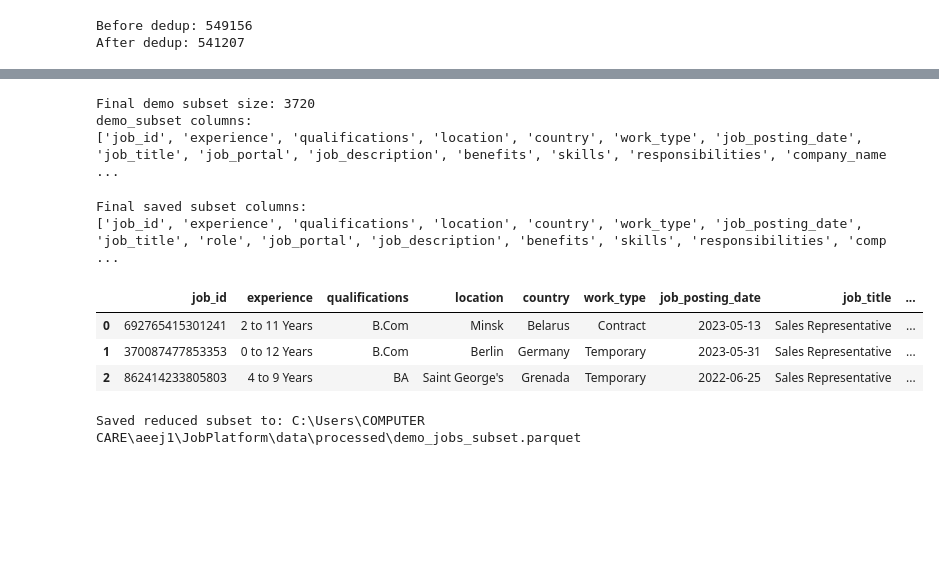
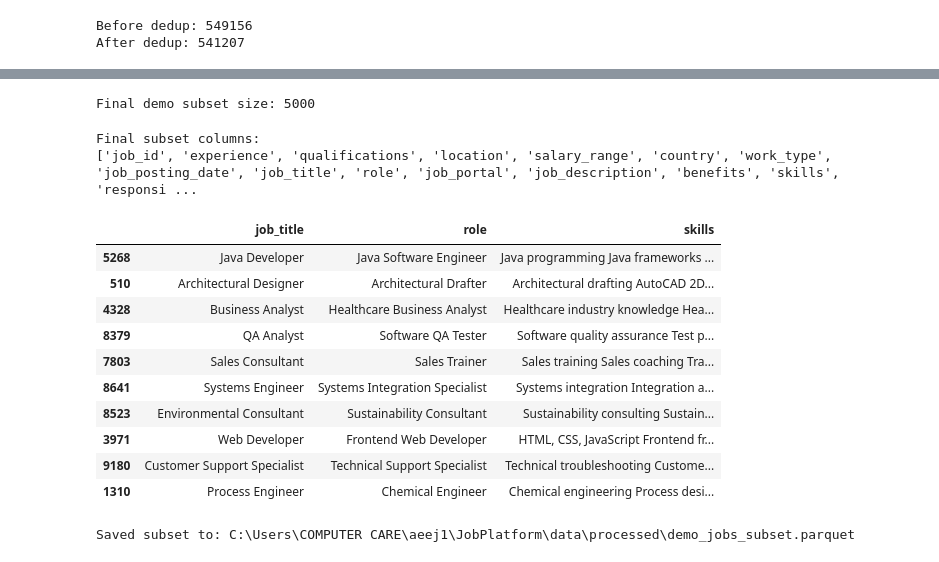
Before and after one commit to Enow-Jason/Intelligent-Job-Matching-Platform, a Jupyter notebook: JobPlatform/notebooks/notebook08_demo_job_subset_creation.ipynb, the cells around one changed output, grey strips where cells are left out. Saved outputs shown, nothing was run; the diff lists cells and outputs as text; code cells hidden in the pictures; blank space fills up the shorter version.

```diff
--- a/JobPlatform/notebooks/notebook08_demo_job_subset_creation.ipynb
+++ b/JobPlatform/notebooks/notebook08_demo_job_subset_creation.ipynb
@@ -196,13 +190,13 @@ def clean_text(x):
     return s.strip()
 # %%
 # -----------------------------
-# Clean the important text columns so later filtering
-# and deduplication are more reliable.
+# Clean important text columns lightly.
 # -----------------------------
 TEXT_COLUMNS = [
     "experience",
     "qualifications",
     "location",
+    "salary_range",
     "country",
     "work_type",
     "job_posting_date",
@@ -220,5 +214,5 @@ TEXT_COLUMNS = [
 for col in TEXT_COLUMNS:
     demo_jobs[col] = demo_jobs[col].apply(clean_text)
 
-display(demo_jobs.head(3))
+display(demo_jobs[["job_title", "role", "skills"]].head(5))
 # %% [output]
@@ -302,16 +312,14 @@ After quality filtering: 549156
 # %%
 # -----------------------------
-# Removing obvious duplicates.
-#
-# Duplicate key built from:
-# - title
+# Remove obvious duplicates using:
+# - role
+# - job title
 # - company
 # - location
 # - first part of description
-#
-# This is a simple first-pass deduplication strategy.
 # -----------------------------
 filtered_jobs["dup_key"] = (
+    filtered_jobs["role"].str.lower() + " | " +
     filtered_jobs["job_title"].str.lower() + " | " +
     filtered_jobs["company_name"].str.lower() + " | " +
     filtered_jobs["location"].str.lower() + " | " +
@@ -429,6 +429,6 @@ Balanced subset columns:
 # %%
 # -----------------------------
-# Applying a final cap only if needed.
+# Applying final cap if needed
 # -----------------------------
 TARGET_SIZE = 5000
 
@@ -437,71 +437,64 @@ if len(balanced_subset) > TARGET_SIZE:
 else:
     demo_subset = balanced_subset.copy()
 
-# Defensive fallback again after final sampling
-if "role" not in demo_subset.columns:
-    demo_subset["role"] = demo_subset["job_title"]
-
-demo_subset["role"] = demo_subset["role"].replace("", np.nan)
-demo_subset["role"] = demo_subset["role"].fillna(demo_subset["job_title"])
-
 print("Final demo subset size:", len(demo_subset))
-print("demo_subset columns:")
-print(demo_subset.columns.tolist())
 # %% [output]
-Final demo subset size: 3720
-demo_subset columns:
-['job_id', 'experience', 'qualifications', 'location', 'country', 'work_type', 'job_posting_date', 'job_title', 'job_portal', 'job_description', 'benefits', 'skills', 'responsibilities', 'company_name ...
+Final demo subset size: 5000
 # %%
 # -----------------------------
-# Keeping only the columns needed for downstream processing.
+# Keep only the columns needed for Notebook 9.
+# Drop helper columns used only for filtering/sampling.
 # -----------------------------
 FINAL_SUBSET_COLUMNS = [
     "job_id",
     "experience",
     "qualifications",
     "location",
+    "salary_range",
     "country",
     "work_type",
     "job_posting_date",
     "job_title",
     "role",
     "job_portal",
     "job_description",
     "benefits",
     "skills",
     "responsibilities",
     "company_name",
     "company_profile",
 ]
 
-# Final safety check before column selection
-if "role" not in demo_subset.columns:
-    demo_subset["role"] = demo_subset["job_title"]
-
 demo_subset = demo_subset[FINAL_SUBSET_COLUMNS].copy()
 
-print("Final saved subset columns:")
+print("Final subset columns:")
 print(demo_subset.columns.tolist())
 
-display(demo_subset.head(3))
+display(demo_subset[["job_title", "role", "skills"]].head(10))
 # %% [output]
-Final saved subset columns:
-['job_id', 'experience', 'qualifications', 'location', 'country', 'work_type', 'job_posting_date', 'job_title', 'role', 'job_portal', 'job_description', 'benefits', 'skills', 'responsibilities', 'comp ...
+Final subset columns:
+['job_id', 'experience', 'qualifications', 'location', 'salary_range', 'country', 'work_type', 'job_posting_date', 'job_title', 'role', 'job_portal', 'job_description', 'benefits', 'skills', 'responsi ...
-|  | job_id | experience | qualifications | location | country | work_type | job_posting_date | job_title | ... |
-| 0 | 692765415301241 | 2 to 11 Years | B.Com | Minsk | Belarus | Contract | 2023-05-13 | Sales Representative | ... |
-| 1 | 370087477853353 | 0 to 12 Years | B.Com | Berlin | Germany | Temporary | 2023-05-31 | Sales Representative | ... |
-| 2 | 862414233805803 | 4 to 9 Years | BA | Saint George's | Grenada | Temporary | 2022-06-25 | Sales Representative | ... |
+|  | job_title | role | skills |
+| 5268 | Java Developer | Java Software Engineer | Java programming Java frameworks ... |
+| 510 | Architectural Designer | Architectural Drafter | Architectural drafting AutoCAD 2D... |
+| 4328 | Business Analyst | Healthcare Business Analyst | Healthcare industry knowledge Hea... |
+| 8379 | QA Analyst | Software QA Tester | Software quality assurance Test p... |
+| 7803 | Sales Consultant | Sales Trainer | Sales training Sales coaching Tra... |
+| 8641 | Systems Engineer | Systems Integration Specialist | Systems integration Integration a... |
+| 8523 | Environmental Consultant | Sustainability Consultant | Sustainability consulting Sustain... |
+| 3971 | Web Developer | Frontend Web Developer | HTML, CSS, JavaScript Frontend fr... |
+| 9180 | Customer Support Specialist | Technical Support Specialist | Technical troubleshooting Custome... |
+| 1310 | Process Engineer | Chemical Engineer | Chemical engineering Process desi... |
 # %%
 # -----------------------------
-# Save the reduced subset as an intermediate file.
-# This becomes the input to Notebook 09.
+# Saving reduced subset for Notebook 9
 # -----------------------------
 DEMO_SUBSET_PARQUET = DATA_PROCESSED / "demo_jobs_subset.parquet"
 
 demo_subset.to_parquet(DEMO_SUBSET_PARQUET, index=False)
 
-print("Saved reduced subset to:", DEMO_SUBSET_PARQUET)
+print("Saved subset to:", DEMO_SUBSET_PARQUET)
 # %% [output]
-Saved reduced subset to: C:\Users\COMPUTER CARE\aeej1\JobPlatform\data\processed\demo_jobs_subset.parquet
+Saved subset to: C:\Users\COMPUTER CARE\aeej1\JobPlatform\data\processed\demo_jobs_subset.parquet
 # %%
 # -----------------------------
```
Also changed, not shown: parts of 14 cells of this notebook, 14 other files.
